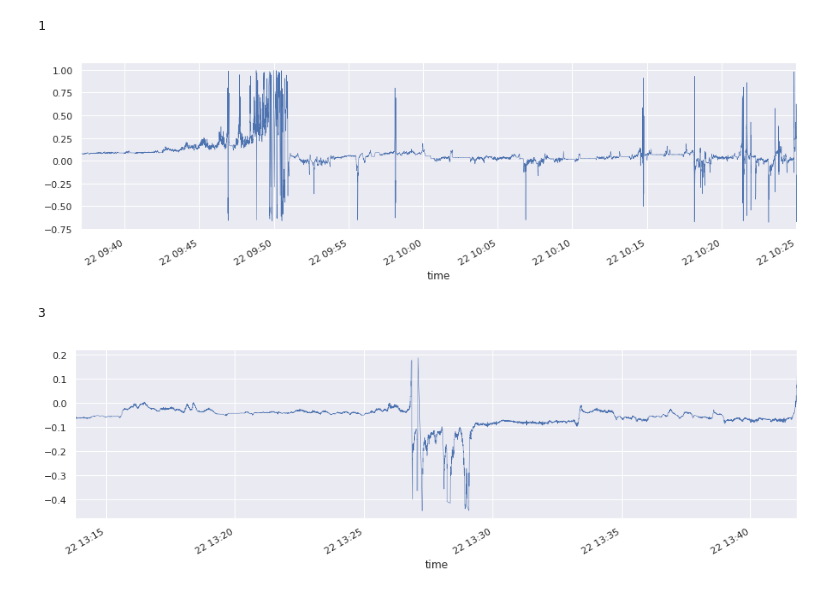
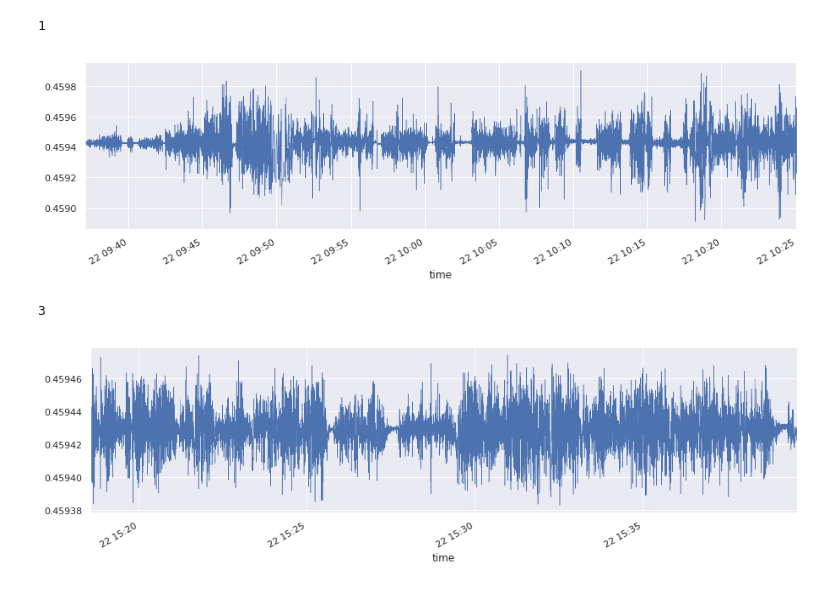
Before and after one commit to lorenz0890/road_condition_classification, a Jupyter notebook: rctc_notebook.ipynb, the cells around one changed output. Drawn from its saved outputs; the diff is of its cells as text; code cells hidden in the pictures.

```diff
--- a/rctc_notebook.ipynb
+++ b/rctc_notebook.ipynb
@@ -80,22 +96,16 @@ for ind in range(len(data_segments)):
 # %%
+
 # Visual anlaysis:
-#Outlier removal:
-#https://nextjournal.com/schmudde/how-to-remove-outliers-in-data
 sns.set(rc={'figure.figsize':(15, 4)})
-(data_segments[1]['acceleration_x']
- [data_segments[1]['acceleration_x'].between(
-     data_segments[1]['acceleration_x'].quantile(.01), data_segments[1]['acceleration_x'].quantile(.99)
- )]).plot(linewidth=0.5);
+data_segments[1]['acceleration_abs'].plot(linewidth=0.5);
 print(data_segments[1]['road_label'].iloc[0]); # 1 = City
 # %% [output]
 1
-[figure, old version]
+[figure, new version]
 # %%
-(data_segments[4]['acceleration_x']
- [data_segments[4]['acceleration_x'].between(
-     data_segments[4]['acceleration_x'].quantile(.01), data_segments[1]['acceleration_x'].quantile(.99)
- )]).plot(linewidth=0.5);
-print(data_segments[4]['road_label'].iloc[0]); # 3 = Country
+sns.set(rc={'figure.figsize':(15, 4)})
+data_segments[5]['acceleration_abs'].plot(linewidth=0.5);
+print(data_segments[5]['road_label'].iloc[0]); # 3 = Country
 # %% [output]
 3
-[figure, old version]
+[figure, new version]
```
Also changed, not shown: parts of 1 cell of this notebook, 10 other files.
